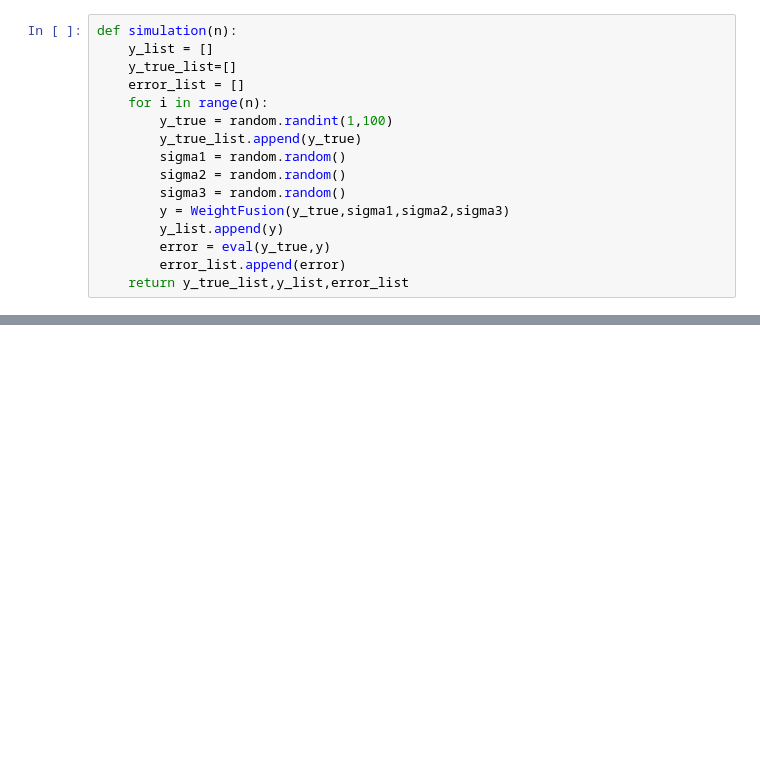
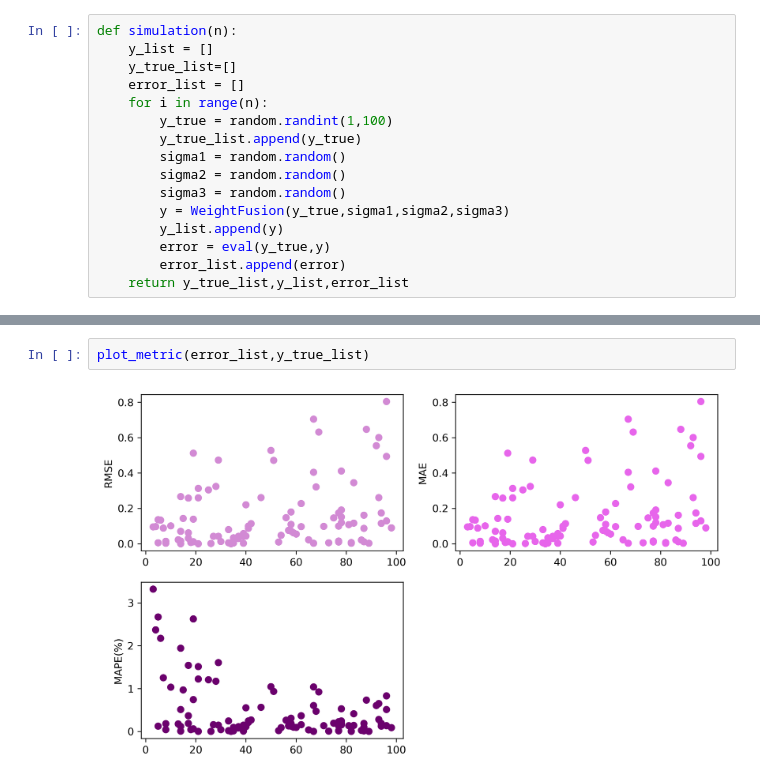
Before and after one commit to HatcherRobotics/intelligent-information-processing, a Jupyter notebook: 第一章-绪论/ThreeSensorFusionSimulation.ipynb, the cells around one changed output, grey strips where cells are left out. Cells and saved outputs as stored; diff of their text form; blank space fills up the shorter version.

```diff
--- a/第一章-绪论/ThreeSensorFusionSimulation.ipynb
+++ b/第一章-绪论/ThreeSensorFusionSimulation.ipynb
@@ -80,3 +120,7 @@ y_list
+# %%
+plot_metric(error_list,y_true_list)
+# %% [output]
+[figure, added]
 # %%
 error_list
 # %% [output]
```
Also changed, not shown: parts of 8 cells of this notebook.
